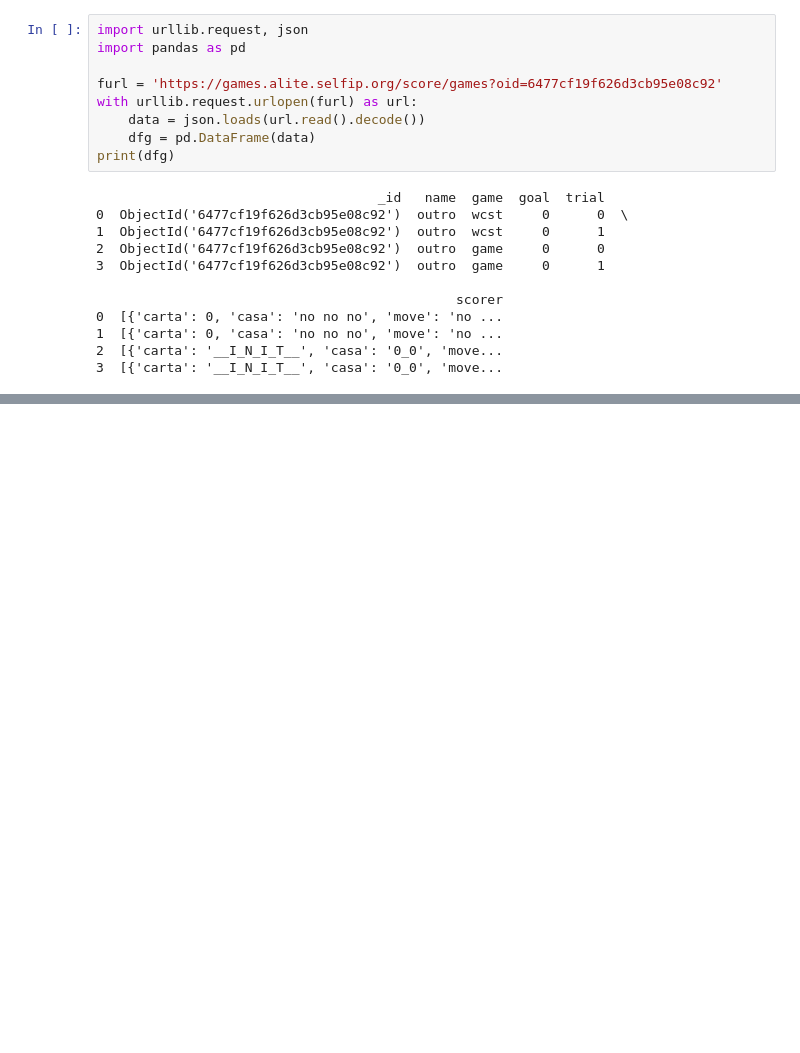
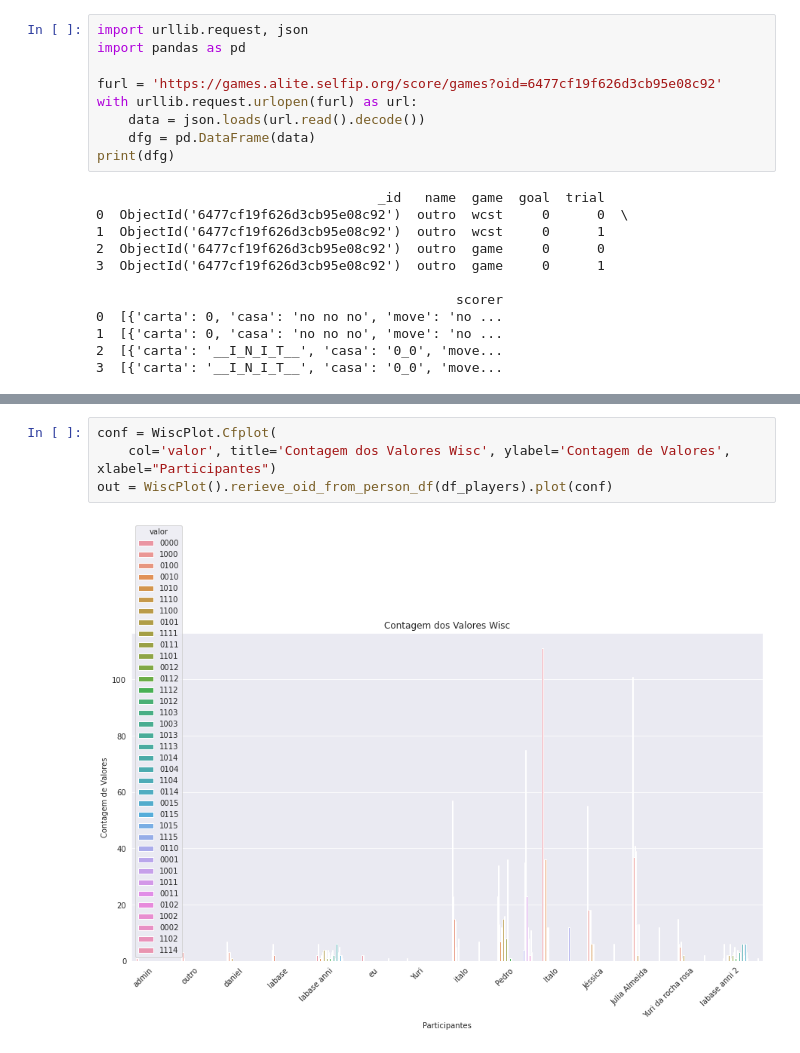
Before and after one commit to AnniProvietti/RIO20, a Jupyter notebook: fono_ceo-master/ipynb/dev/teste.ipynb, the cells around one changed output, grey strips where cells are left out. Drawn from its saved outputs; the diff is of its cells as text; blank space fills up the shorter version.

```diff
--- a/fono_ceo-master/ipynb/dev/teste.ipynb
+++ b/fono_ceo-master/ipynb/dev/teste.ipynb
@@ -400,0 +387,6 @@ TypeError: Pnt.__new__() takes 4 positional arguments but 5 were given
+# %%
+conf = WiscPlot.Cfplot(
+    col='valor', title='Contagem dos Valores Wisc', ylabel='Contagem de Valores', xlabel="Participantes")
+out = WiscPlot().rerieve_oid_from_person_df(df_players).plot(conf)
+# %% [output]
+[figure, added]
```
Also changed, not shown: parts of 14 cells of this notebook, 3 other files.
